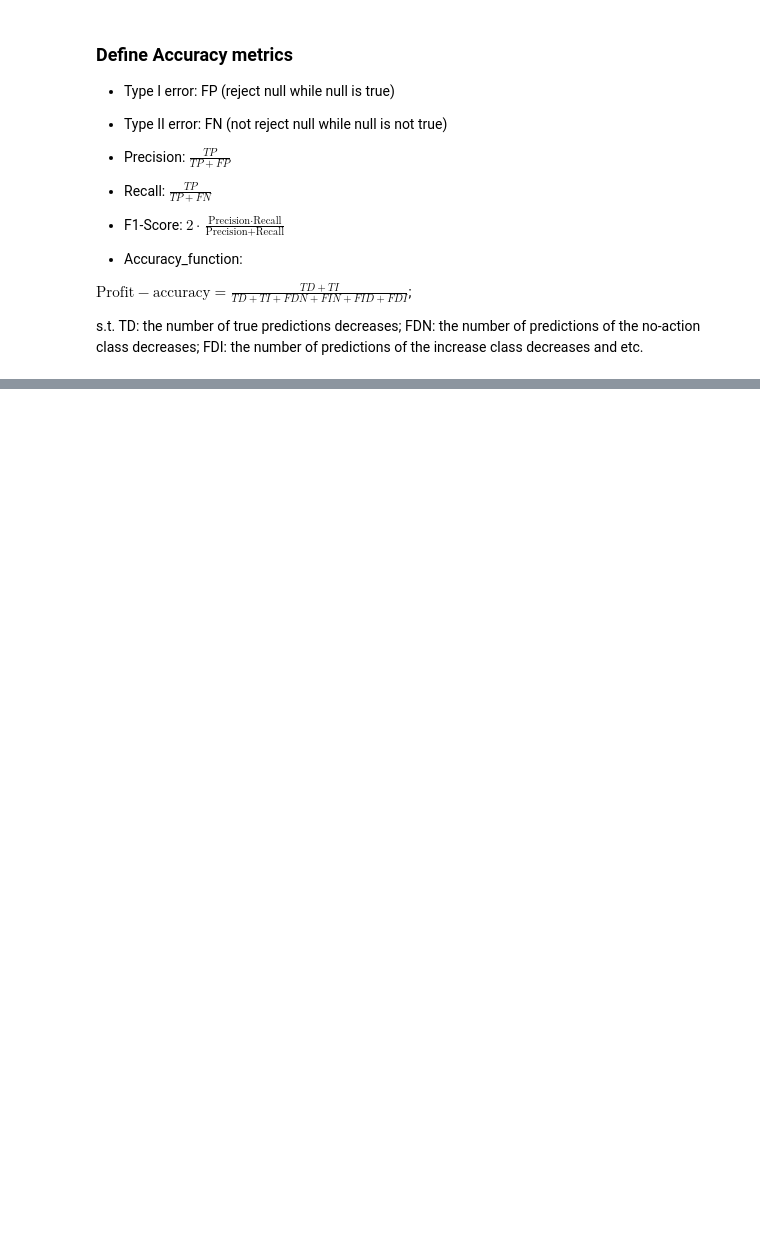
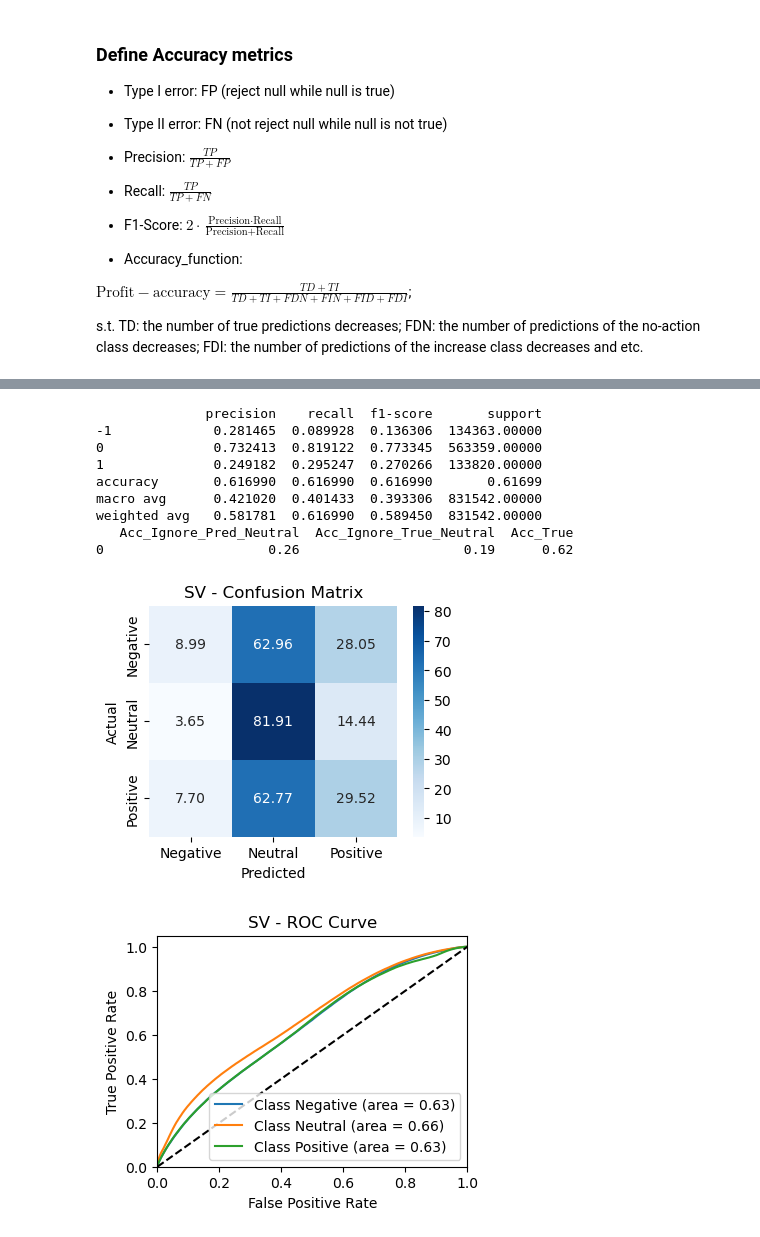
Before and after one commit to GraceXu402/price_prediction, a Jupyter notebook: LSTM model.ipynb, the cells around one changed output, grey strips where cells are left out. Drawn from its saved outputs; the diff is of its cells as text; code cells hidden in the pictures; blank space fills up the shorter version.

```diff
--- a/LSTM model.ipynb
+++ b/LSTM model.ipynb
@@ -544,0 +353,14 @@ for epochs in [50]:
+# %%
+train_and_evaluate_model(X_train_SV, y_train, X_test_SV, y_test, model,'SV',n=20)
+# %% [output]
+              precision    recall  f1-score       support
+-1             0.281465  0.089928  0.136306  134363.00000
+0              0.732413  0.819122  0.773345  563359.00000
+1              0.249182  0.295247  0.270266  133820.00000
+accuracy       0.616990  0.616990  0.616990       0.61699
+macro avg      0.421020  0.401433  0.393306  831542.00000
+weighted avg   0.581781  0.616990  0.589450  831542.00000
+   Acc_Ignore_Pred_Neutral  Acc_Ignore_True_Neutral  Acc_True
+0                     0.26                     0.19      0.62
+[figure, added]
+[figure, added]
```
Also changed, not shown: parts of 53 cells of this notebook.
